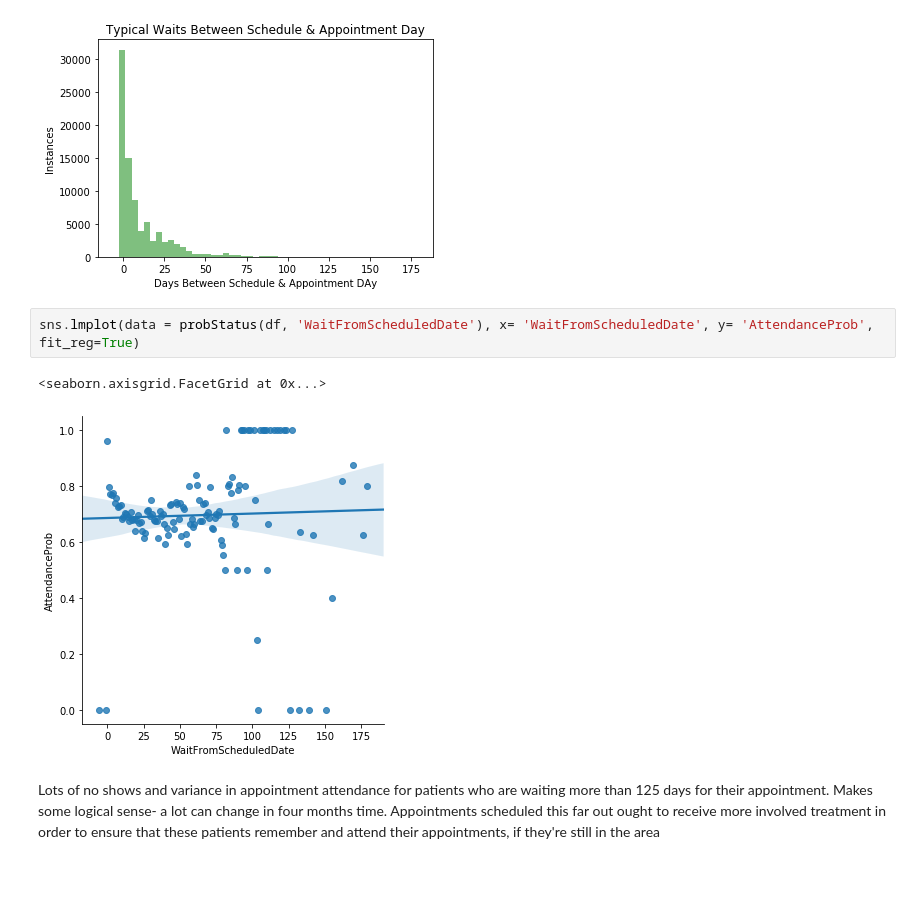
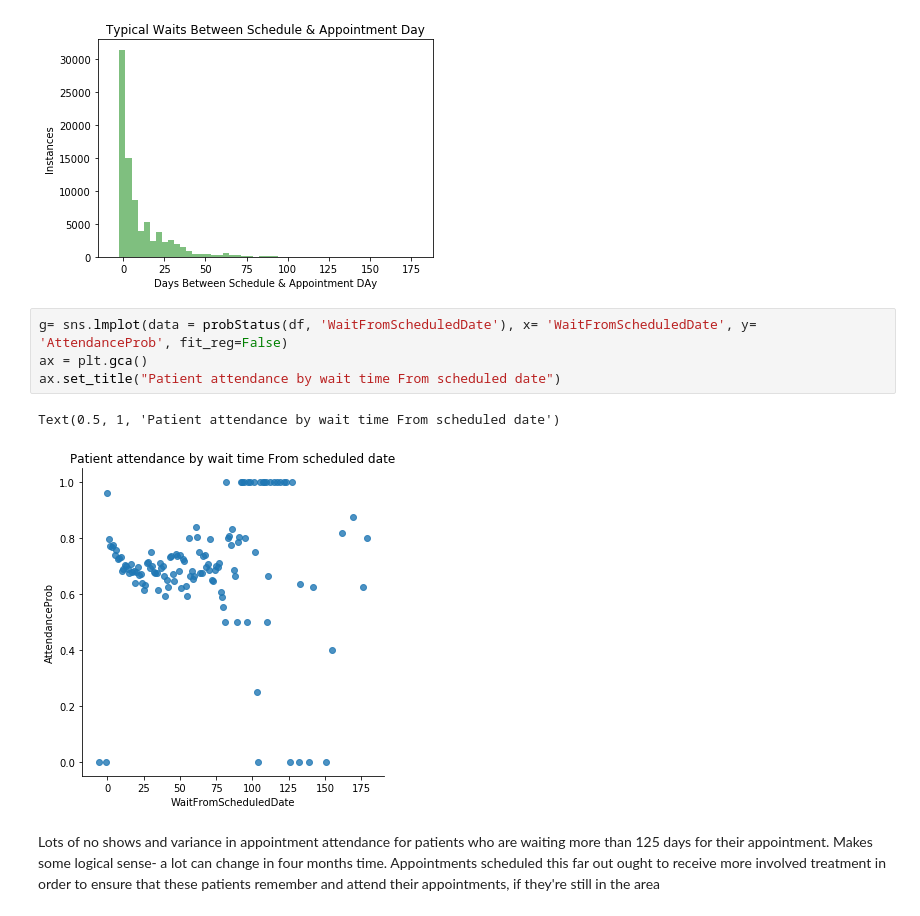
Before and after one commit to JordanPhilipMeyer/PatientNoShow, a Jupyter notebook: PredictNoShowv2.ipynb, the cells around one changed output. Cells and saved outputs as stored; diff of their text form; blank space fills up the shorter version.

```diff
--- a/PredictNoShowv2.ipynb
+++ b/PredictNoShowv2.ipynb
@@ -300,10 +305,12 @@ ax1.set_ylabel('Instances')
 Text(0, 0.5, 'Instances')
 [figure]
 # %%
-sns.lmplot(data = probStatus(df, 'WaitFromScheduledDate'), x= 'WaitFromScheduledDate', y= 'AttendanceProb', fit_reg=True)
+g= sns.lmplot(data = probStatus(df, 'WaitFromScheduledDate'), x= 'WaitFromScheduledDate', y= 'AttendanceProb', fit_reg=False)
+ax = plt.gca()
+ax.set_title("Patient attendance by wait time From scheduled date")
 # %% [output]
-<seaborn.axisgrid.FacetGrid at 0x...>
+Text(0.5, 1, 'Patient attendance by wait time From scheduled date')
-[figure, old version]
+[figure, new version]
 # %% [markdown]
 Lots of no shows and variance in appointment attendance for patients who are waiting more than 125 days for their appointment. Makes some logical sense- a lot can change in four months time. Appointments scheduled this far out ought to receive more involved treatment in order to ensure that these patients remember and attend their appointments, if they're still in the area
 # %%
```
Also changed, not shown: parts of 67 cells of this notebook.
